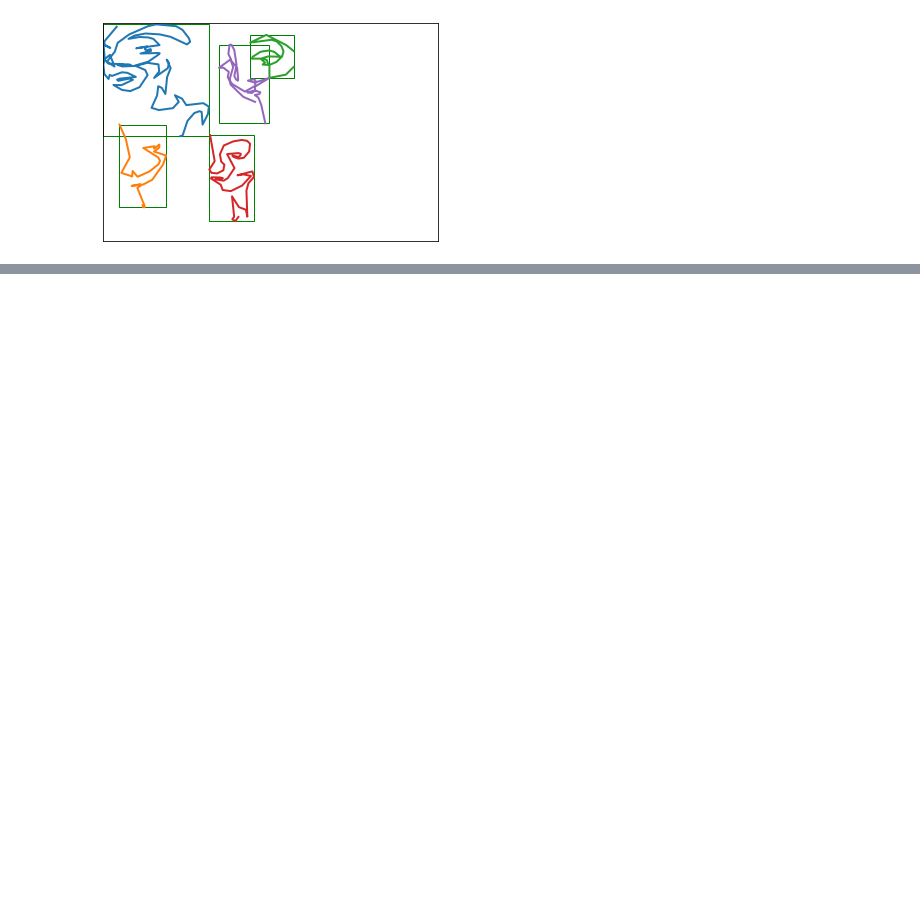
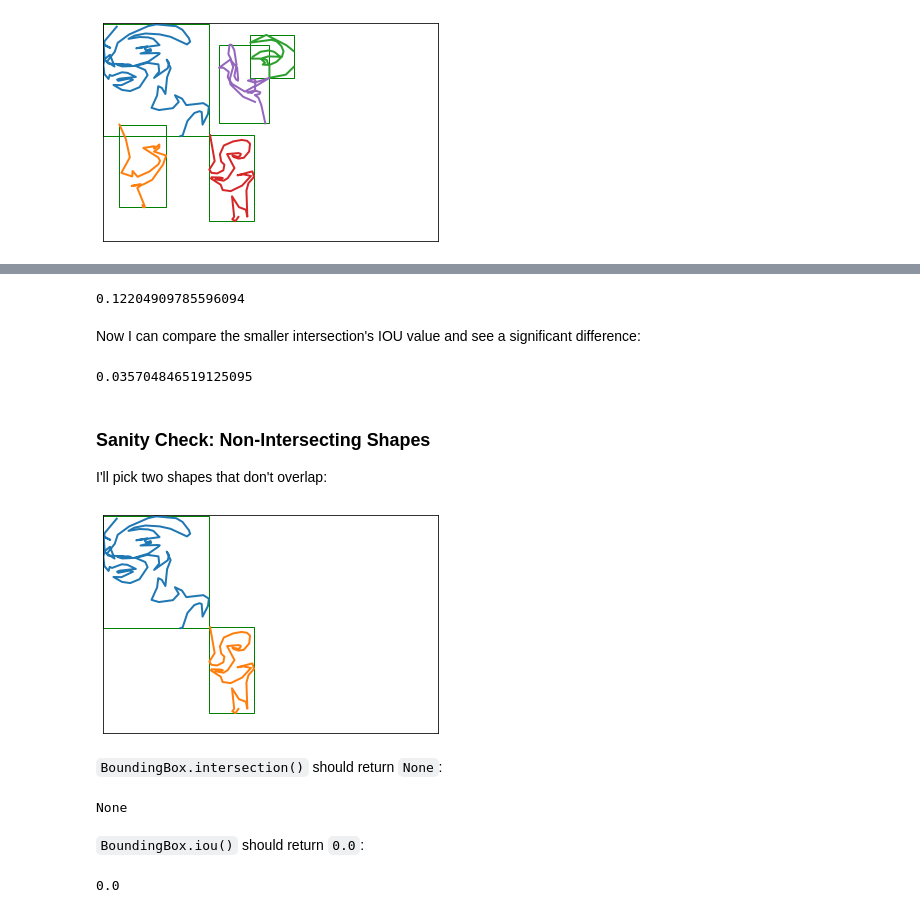
Before and after one commit to andrewlook/notebooks, a Jupyter notebook: nbs/blog/2023-12-16-stroke3-bounding-boxes/index.ipynb, the cells around one changed output, grey strips where cells are left out. Saved outputs shown, nothing was run; the diff lists cells and outputs as text; code cells hidden in the pictures; blank space fills up the shorter version.

```diff
--- a/nbs/blog/2023-12-16-stroke3-bounding-boxes/index.ipynb
+++ b/nbs/blog/2023-12-16-stroke3-bounding-boxes/index.ipynb
@@ -455,0 +180,34 @@ Name: 1459, dtype: int64
+# %%
+# BoundingBox has a helper function to compute IOU
+bb02.iou(bb04)
+# %% [output]
+0.12204909785596094
+# %% [markdown]
+Now I can compare the smaller intersection's IOU value and see a significant difference:
+# %%
+bb00.iou(bb01)
+# %% [output]
+0.035704846519125095
+# %% [markdown]
+### Sanity Check: Non-Intersecting Shapes
+
+I'll pick two shapes that don't overlap:
+# %%
+plot_strokes([s00, s03], bounding_boxes=True)
+# %% [output]
+[figure, added]
+# %% [markdown]
+`BoundingBox.intersection()` should return `None`:
+# %%
+bb00 = BoundingBox.create(s00)
+bb03 = BoundingBox.create(s03)
+
+print(bb00.intersection(bb03))
+# %% [output]
+None
+# %% [markdown]
+`BoundingBox.iou()` should return `0.0`:
+# %%
+print(bb00.iou(bb03))
+# %% [output]
+0.0
```
Also changed, not shown: parts of 115 cells of this notebook, 2 other files.
